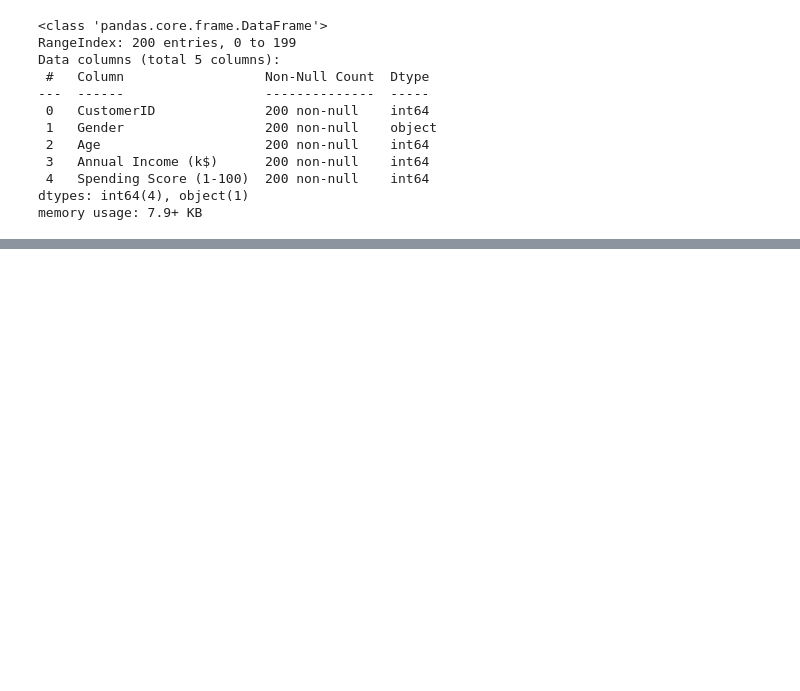
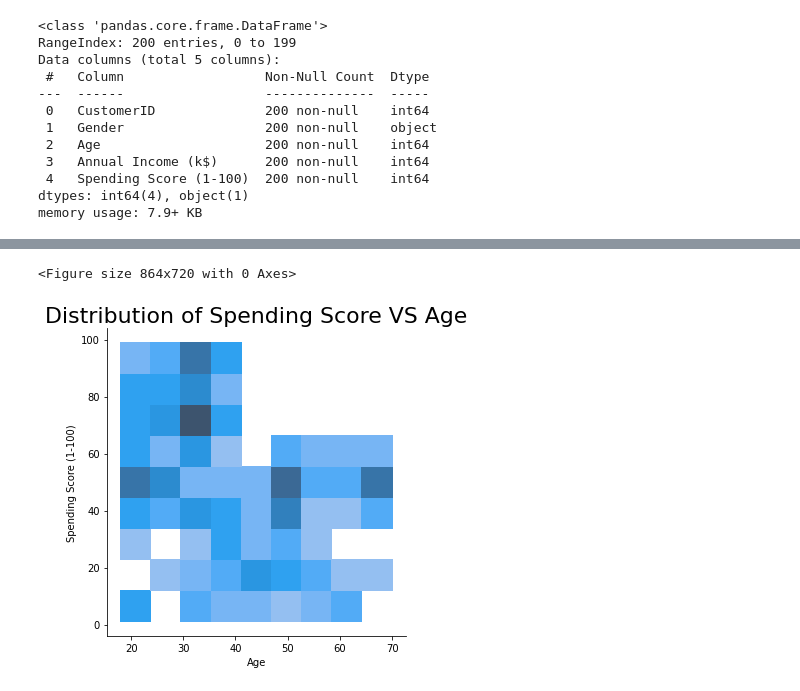
Before and after one commit to johnsuraj194/DA-projects, a Jupyter notebook: Customer_Segmentation_Project.ipynb, the cells around one changed output, grey strips where cells are left out. Saved outputs shown, nothing was run; the diff lists cells and outputs as text; code cells hidden in the pictures; blank space fills up the shorter version.

```diff
--- a/Customer_Segmentation_Project.ipynb
+++ b/Customer_Segmentation_Project.ipynb
@@ -242,0 +70,8 @@ Text(0.5, 1.0, 'Income Vs Spending Score')
+# %%
+plt.figure(figsize=(12,10))
+sns.displot(data= df,y='Spending Score (1-100)',x='Age')
+plt.title("Distribution of Spending Score VS Age", fontsize = 22)
+plt.show()
+# %% [output]
+<Figure size 864x720 with 0 Axes>
+[figure, added]
```
Also changed, not shown: parts of 51 cells of this notebook.
